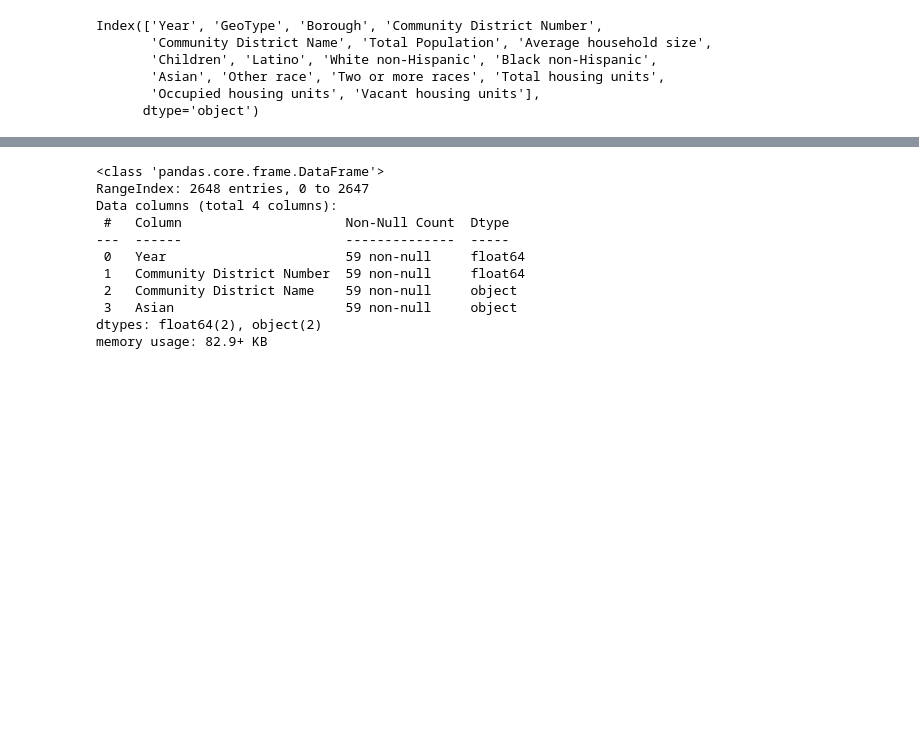
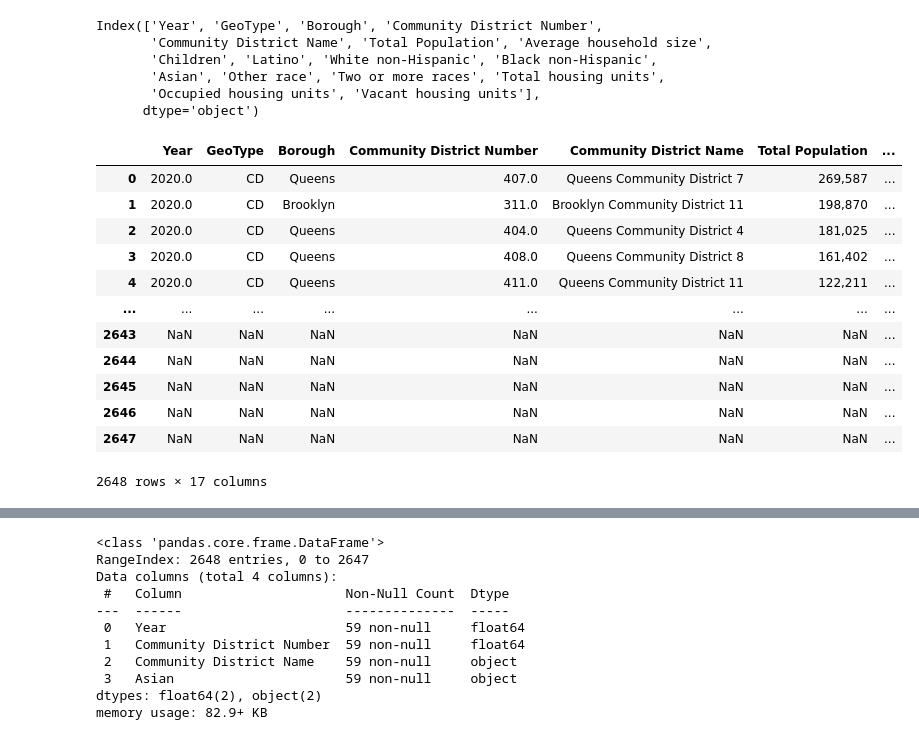
Before and after one commit to gbsmail/2023_AsAm_DataProject, a Jupyter notebook: AsAmPovertyProject.ipynb, the cells around one changed output, grey strips where cells are left out. Drawn from its saved outputs; the diff is of its cells as text; code cells hidden in the pictures; blank space fills up the shorter version.

```diff
--- a/AsAmPovertyProject.ipynb
+++ b/AsAmPovertyProject.ipynb
@@ -53,6 +53,24 @@ Index(['Year', 'GeoType', 'Borough', 'Community District Number',
        'Asian', 'Other race', 'Two or more races', 'Total housing units',
        'Occupied housing units', 'Vacant housing units'],
       dtype='object')
+# %%
+df["Asian"] =\
+df["Asian"].str.replace(',', "")
+df
+# %% [output]
+|  | Year | GeoType | Borough | Community District Number | Community District Name | Total Population | ... |
+| 0 | 2020.0 | CD | Queens | 407.0 | Queens Community District 7 | 269,587 | ... |
+| 1 | 2020.0 | CD | Brooklyn | 311.0 | Brooklyn Community District 11 | 198,870 | ... |
+| 2 | 2020.0 | CD | Queens | 404.0 | Queens Community District 4 | 181,025 | ... |
+| 3 | 2020.0 | CD | Queens | 408.0 | Queens Community District 8 | 161,402 | ... |
+| 4 | 2020.0 | CD | Queens | 411.0 | Queens Community District 11 | 122,211 | ... |
+| ... | ... | ... | ... | ... | ... | ... | ... |
+| 2643 | NaN | NaN | NaN | NaN | NaN | NaN | ... |
+| 2644 | NaN | NaN | NaN | NaN | NaN | NaN | ... |
+| 2645 | NaN | NaN | NaN | NaN | NaN | NaN | ... |
+| 2646 | NaN | NaN | NaN | NaN | NaN | NaN | ... |
+| 2647 | NaN | NaN | NaN | NaN | NaN | NaN | ... |
+2648 rows × 17 columns
 # %%
 ##sorting this way doesn't work?? It should be showing Queens districts and Manhattan 3
 df.sort_values(["Asian"])
```
Also changed, not shown: parts of 4 cells of this notebook, 1 other file.
